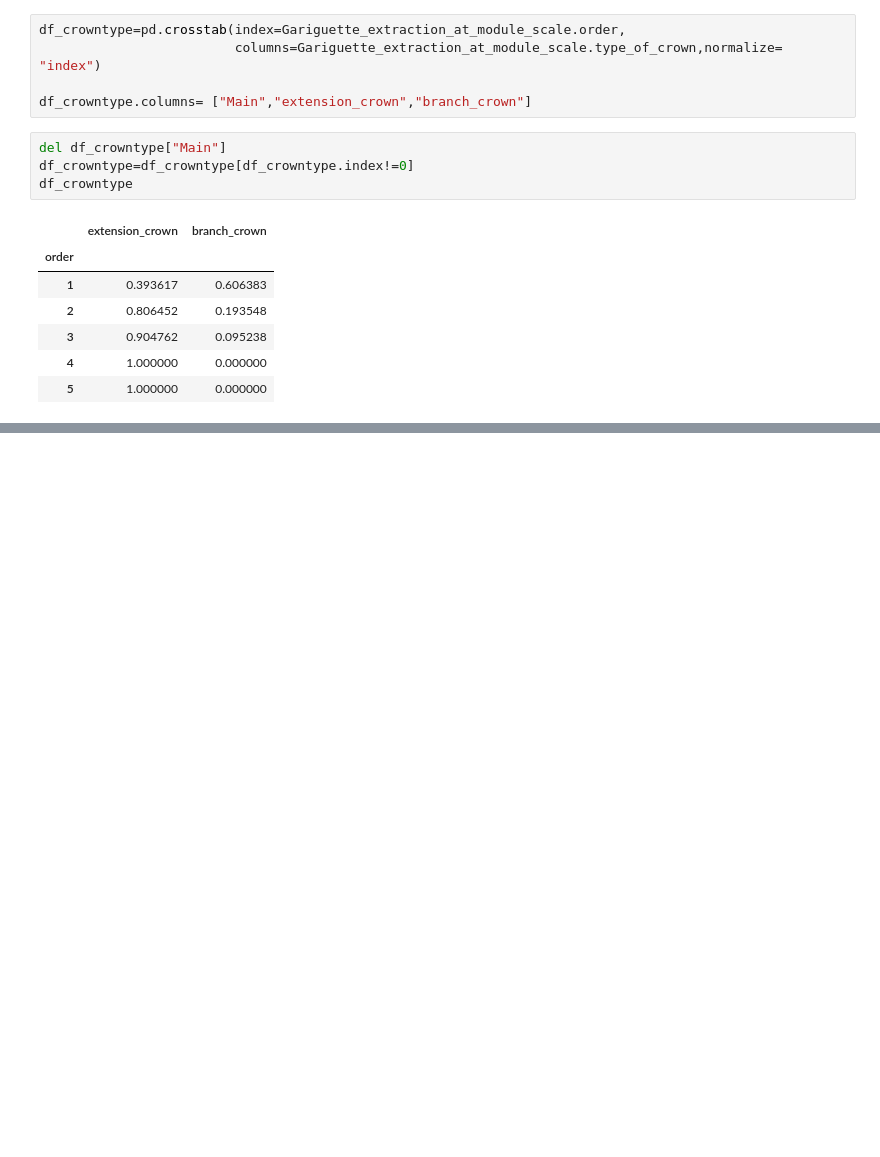
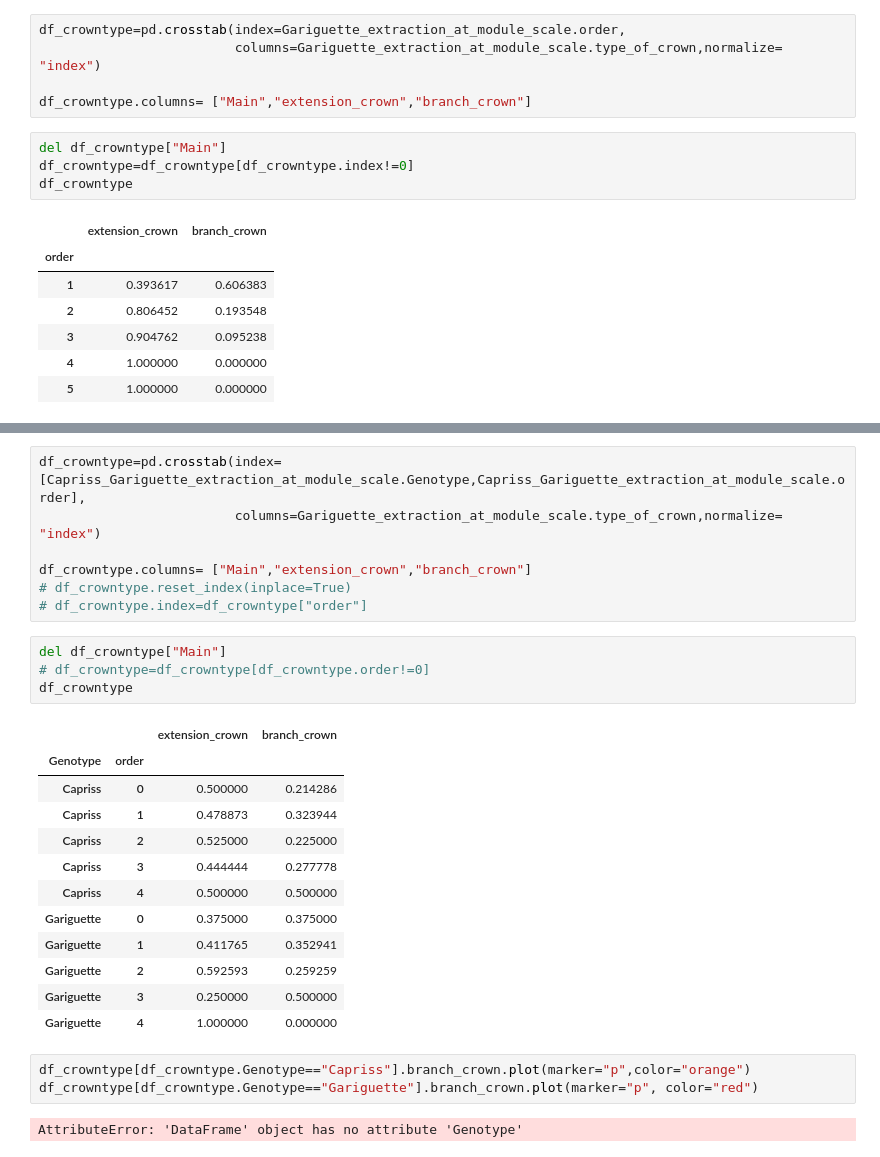
Before and after one commit to openalea/strawberry, a Jupyter notebook: example/tutorials/3. Architecture analysis at module scale.ipynb, the cells around one changed output, grey strips where cells are left out. Drawn from its saved outputs; the diff is of its cells as text; blank space fills up the shorter version.

Commit message:
upload architecture analysis at module scale tuto

```diff
--- a/example/tutorials/3. Architecture analysis at module scale.ipynb
+++ b/example/tutorials/3. Architecture analysis at module scale.ipynb
@@ -285,0 +291,29 @@ branch_crown.plot(marker = "p", color="red")
+# %%
+df_crowntype=pd.crosstab(index=[Capriss_Gariguette_extraction_at_module_scale.Genotype,Capriss_Gariguette_extraction_at_module_scale.order],
+                         columns=Gariguette_extraction_at_module_scale.type_of_crown,normalize= "index")
+
+df_crowntype.columns= ["Main","extension_crown","branch_crown"]
+# df_crowntype.reset_index(inplace=True)
+# df_crowntype.index=df_crowntype["order"]
+# %%
+del df_crowntype["Main"]
+# df_crowntype=df_crowntype[df_crowntype.order!=0]
+df_crowntype
+# %% [output]
+|  |  | extension_crown | branch_crown |
+| Genotype | order |  |  |
+| Capriss | 0 | 0.500000 | 0.214286 |
+| Capriss | 1 | 0.478873 | 0.323944 |
+| Capriss | 2 | 0.525000 | 0.225000 |
+| Capriss | 3 | 0.444444 | 0.277778 |
+| Capriss | 4 | 0.500000 | 0.500000 |
+| Gariguette | 0 | 0.375000 | 0.375000 |
+| Gariguette | 1 | 0.411765 | 0.352941 |
+| Gariguette | 2 | 0.592593 | 0.259259 |
+| Gariguette | 3 | 0.250000 | 0.500000 |
+| Gariguette | 4 | 1.000000 | 0.000000 |
+# %%
+df_crowntype[df_crowntype.Genotype=="Capriss"].branch_crown.plot(marker="p",color="orange")
+df_crowntype[df_crowntype.Genotype=="Gariguette"].branch_crown.plot(marker="p", color="red")
+# %% [output]
+AttributeError: 'DataFrame' object has no attribute 'Genotype'
```
Also changed, not shown: parts of 8 cells of this notebook.
